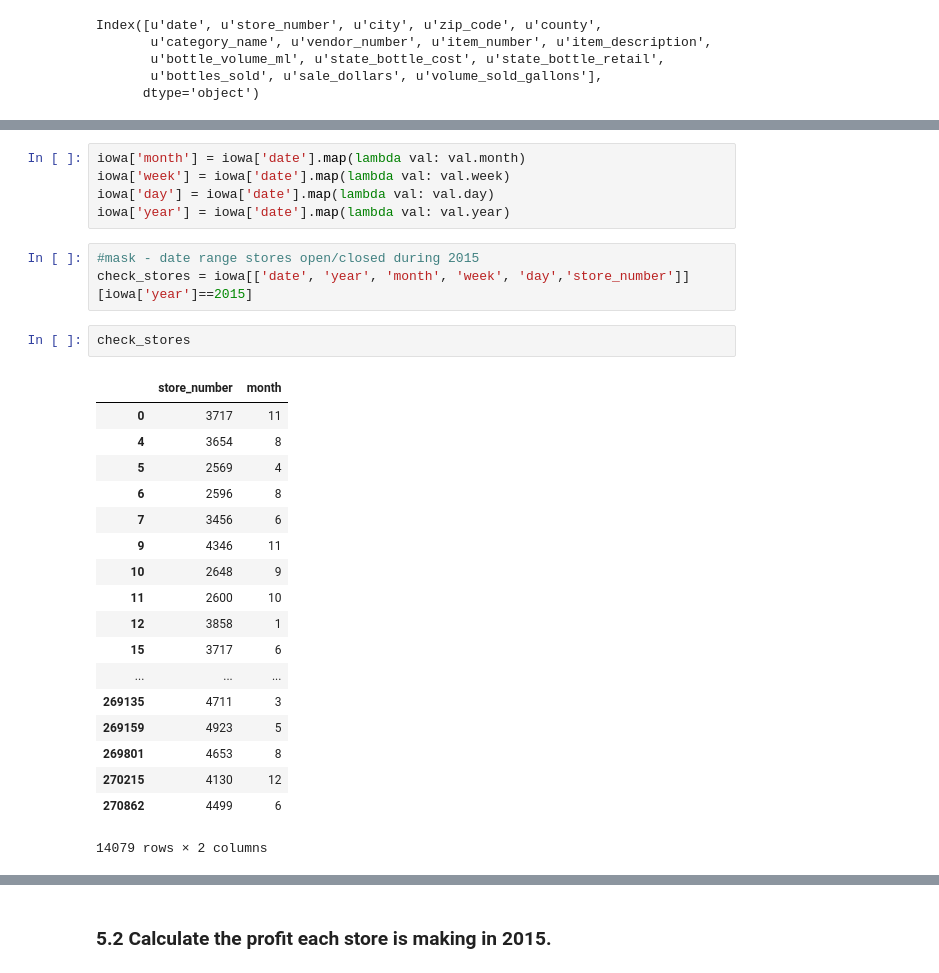
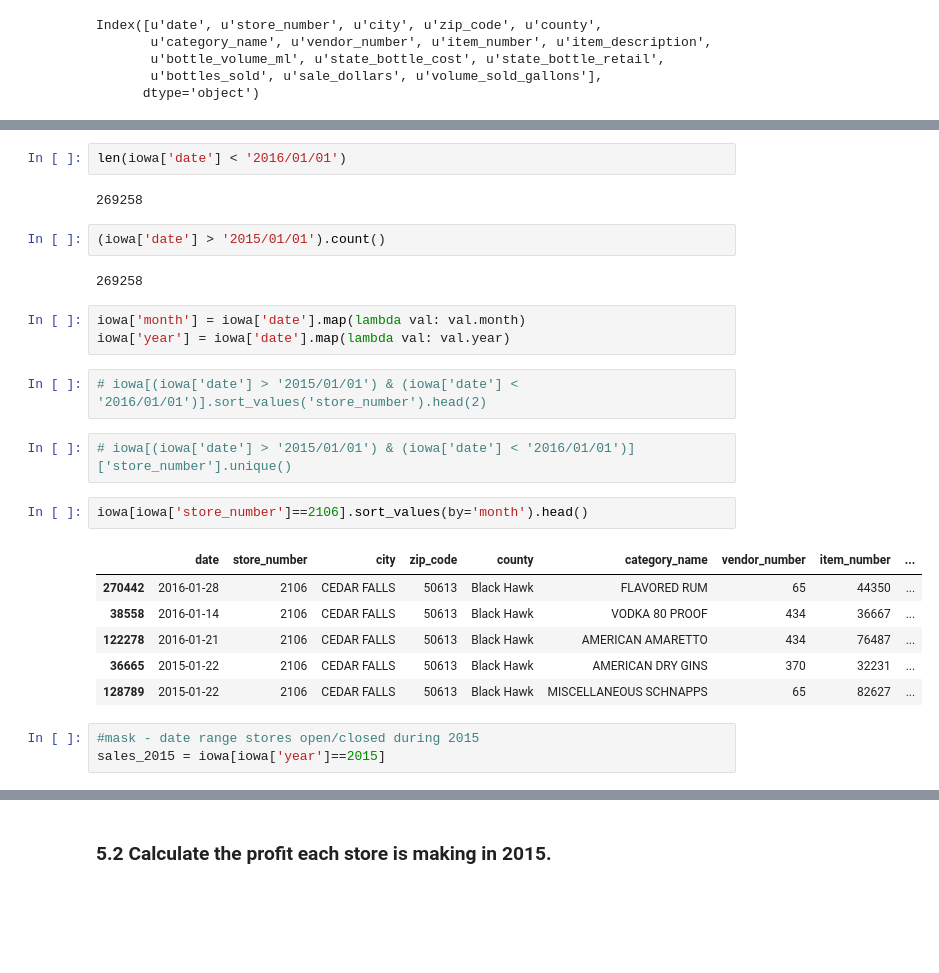
Before and after one commit to vnessified/DSI-SF-2-vnessified, a Jupyter notebook: projects/project-03/starter-code/project-3-starter.ipynb, the cells around one changed output, grey strips where cells are left out. Cells and saved outputs as stored; diff of their text form; blank space fills up the shorter version.

```diff
--- a/projects/project-03/starter-code/project-3-starter.ipynb
+++ b/projects/project-03/starter-code/project-3-starter.ipynb
@@ -323,29 +320,27 @@ It is up to you how you want to deal with this problem.
+# %%
+len(iowa['date'] < '2016/01/01')
+# %% [output]
+269258
+# %%
+(iowa['date'] > '2015/01/01').count()
+# %% [output]
+269258
 # %%
 iowa['month'] = iowa['date'].map(lambda val: val.month)
-iowa['week'] = iowa['date'].map(lambda val: val.week)
-iowa['day'] = iowa['date'].map(lambda val: val.day)
 iowa['year'] = iowa['date'].map(lambda val: val.year)
+# %%
+# iowa[(iowa['date'] > '2015/01/01') & (iowa['date'] < '2016/01/01')].sort_values('store_number').head(2)
+# %%
+# iowa[(iowa['date'] > '2015/01/01') & (iowa['date'] < '2016/01/01')]['store_number'].unique()
+# %%
+iowa[iowa['store_number']==2106].sort_values(by='month').head()
+# %% [output]
+|  | date | store_number | city | zip_code | county | category_name | vendor_number | item_number | ... |
+| 270442 | 2016-01-28 | 2106 | CEDAR FALLS | 50613 | Black Hawk | FLAVORED RUM | 65 | 44350 | ... |
+| 38558 | 2016-01-14 | 2106 | CEDAR FALLS | 50613 | Black Hawk | VODKA 80 PROOF | 434 | 36667 | ... |
+| 122278 | 2016-01-21 | 2106 | CEDAR FALLS | 50613 | Black Hawk | AMERICAN AMARETTO | 434 | 76487 | ... |
+| 36665 | 2015-01-22 | 2106 | CEDAR FALLS | 50613 | Black Hawk | AMERICAN DRY GINS | 370 | 32231 | ... |
+| 128789 | 2015-01-22 | 2106 | CEDAR FALLS | 50613 | Black Hawk | MISCELLANEOUS SCHNAPPS | 65 | 82627 | ... |
 # %%
 #mask - date range stores open/closed during 2015
-check_stores = iowa[['date', 'year', 'month', 'week', 'day','store_number']][iowa['year']==2015]
+sales_2015 = iowa[iowa['year']==2015]
-# %%
-check_stores
-# %% [output]
-|  | store_number | month |
-| 0 | 3717 | 11 |
-| 4 | 3654 | 8 |
-| 5 | 2569 | 4 |
-| 6 | 2596 | 8 |
-| 7 | 3456 | 6 |
-| 9 | 4346 | 11 |
-| 10 | 2648 | 9 |
-| 11 | 2600 | 10 |
-| 12 | 3858 | 1 |
-| 15 | 3717 | 6 |
-| ... | ... | ... |
-| 269135 | 4711 | 3 |
-| 269159 | 4923 | 5 |
-| 269801 | 4653 | 8 |
-| 270215 | 4130 | 12 |
-| 270862 | 4499 | 6 |
-14079 rows × 2 columns
```
Also changed, not shown: parts of 24 cells of this notebook.
